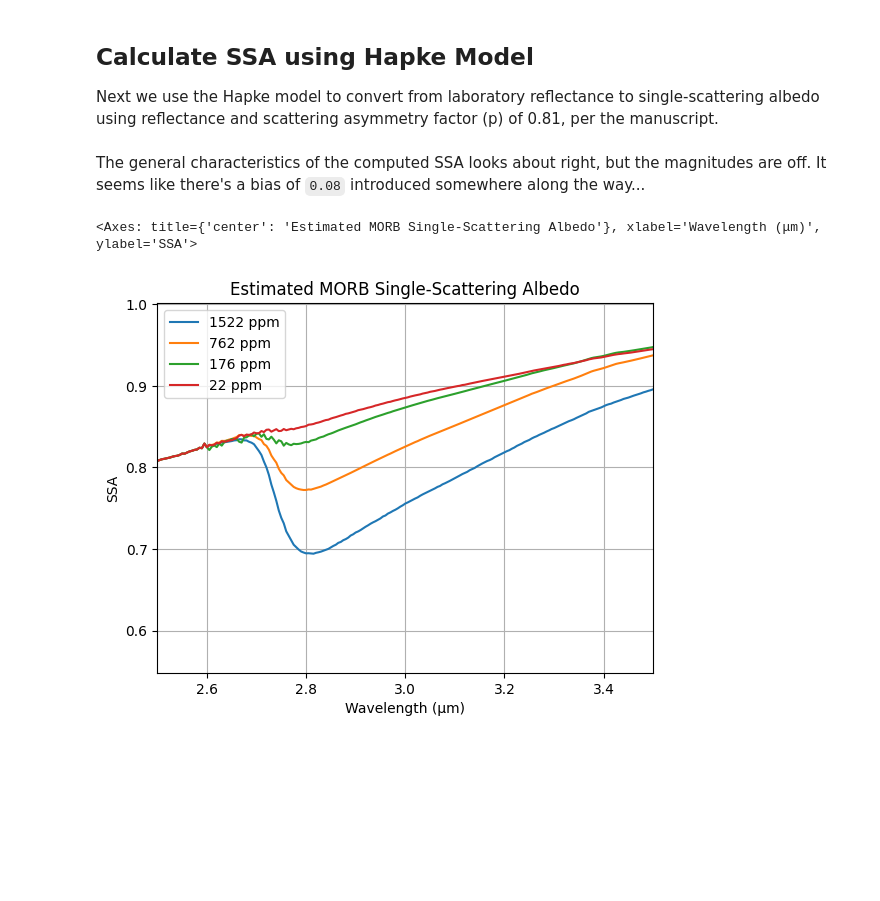
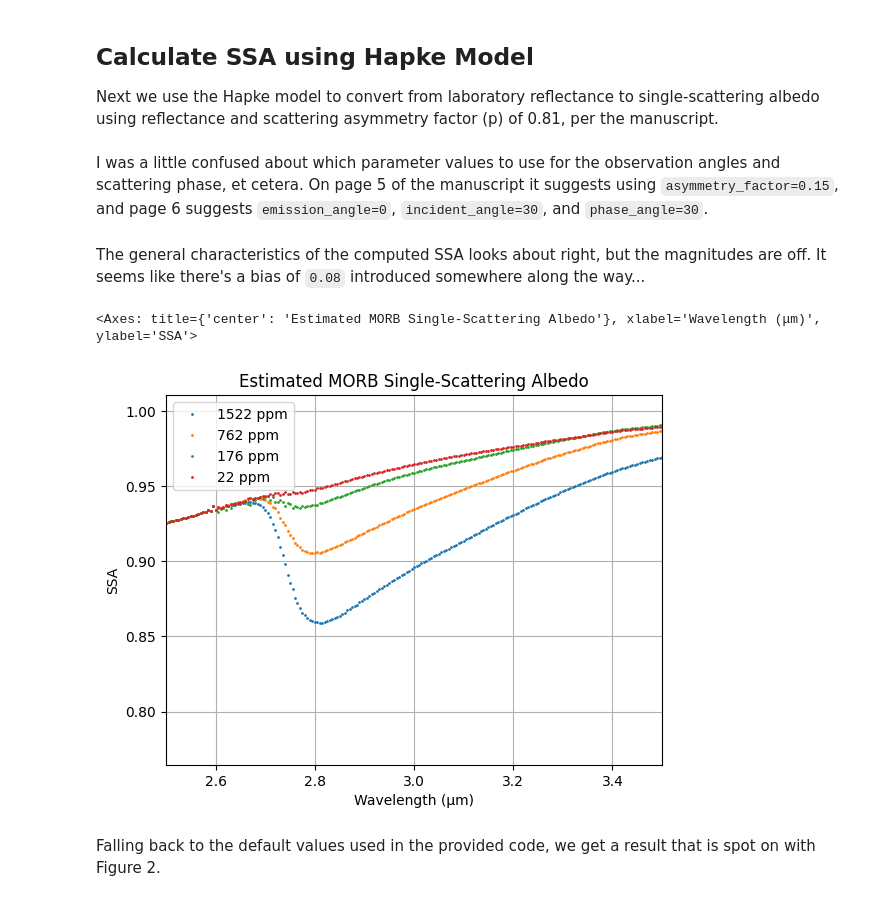
Before and after one commit to philiplinden/cremons-et-al-2022, a Jupyter notebook: repro/results.ipynb, the cells around one changed output. Saved outputs shown, nothing was run; the diff lists cells and outputs as text; code cells hidden in the pictures; blank space fills up the shorter version.

```diff
--- a/repro/results.ipynb
+++ b/repro/results.ipynb
@@ -240,9 +240,11 @@ from functools import partial
 
 # local module for hapke model
 import hapke
+# %% [markdown]
+I was a little confused about which parameter values to use for the observation angles and scattering phase, et cetera. On page 5 of the manuscript it suggests using `asymmetry_factor=0.15`, and page 6 suggests `emission_angle=0`, `incident_angle=30`, and `phase_angle=30`.
 # %%
 hapke_model = partial(hapke.ssa_from_reflectance,
-    asymmetry_factor = 0.81,
+    asymmetry_factor = 0.15,
     emission_angle = 0,
     incident_angle = 30,
     phase_angle = 30,
@@ -257,13 +259,18 @@ The general characteristics of the computed SSA looks about right, but the magni
 # %%
 ssa_MORB.plot(
     title='Estimated MORB Single-Scattering Albedo',
     xlabel='Wavelength (μm)',
     ylabel='SSA',
     grid=True,
     legend=True,
     xlim=(2.5, 3.5),
+    marker='.',
+    markersize=2,
+    linewidth=0,
 )
 # %% [output]
 <Axes: title={'center': 'Estimated MORB Single-Scattering Albedo'}, xlabel='Wavelength (μm)', ylabel='SSA'>
-[figure, old version]
+[figure, new version]
+# %% [markdown]
+Falling back to the default values used in the provided code, we get a result that is spot on with Figure 2.
 # %%
```
Also changed, not shown: parts of 2 cells of this notebook, 1 other file.
